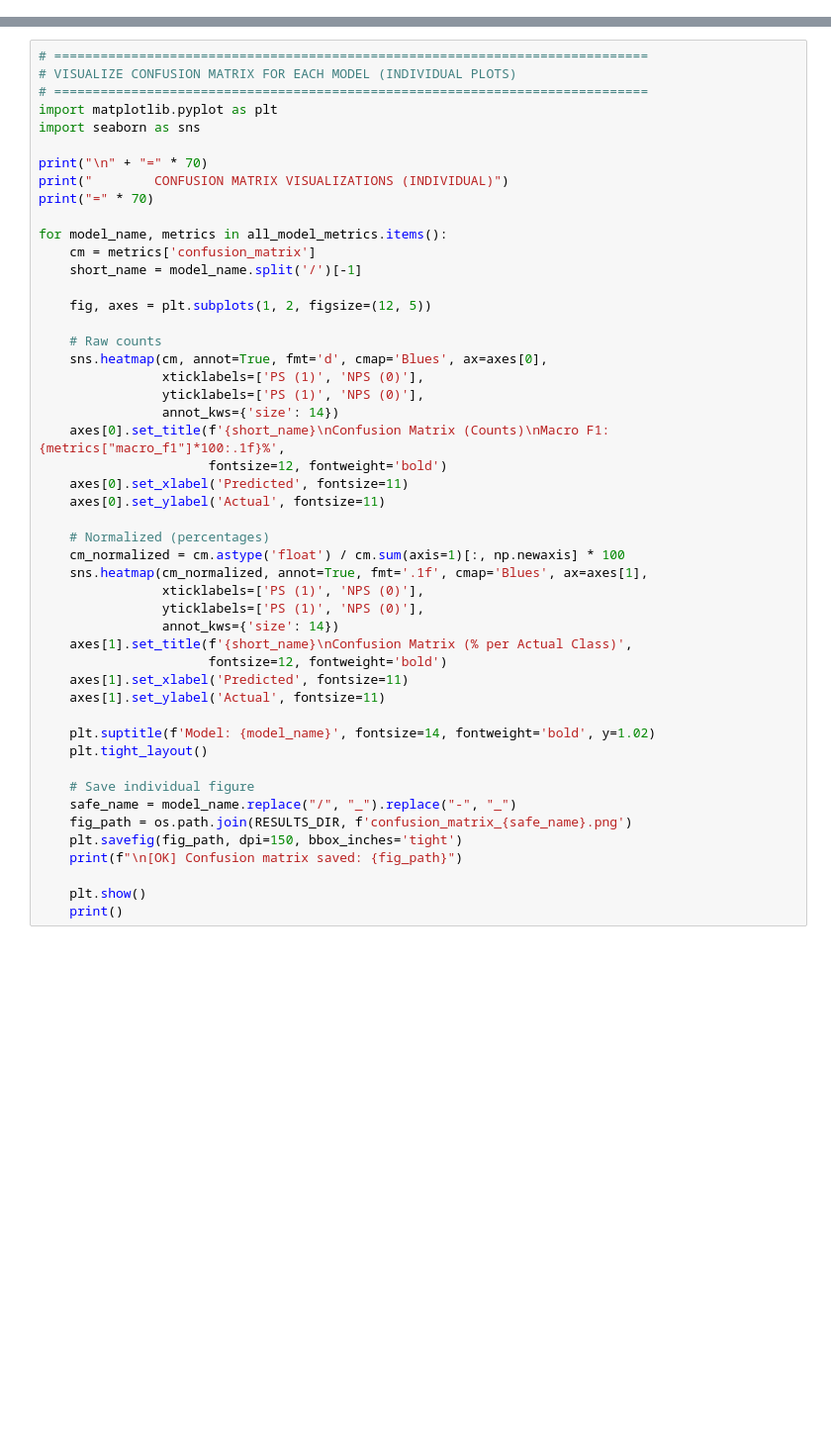
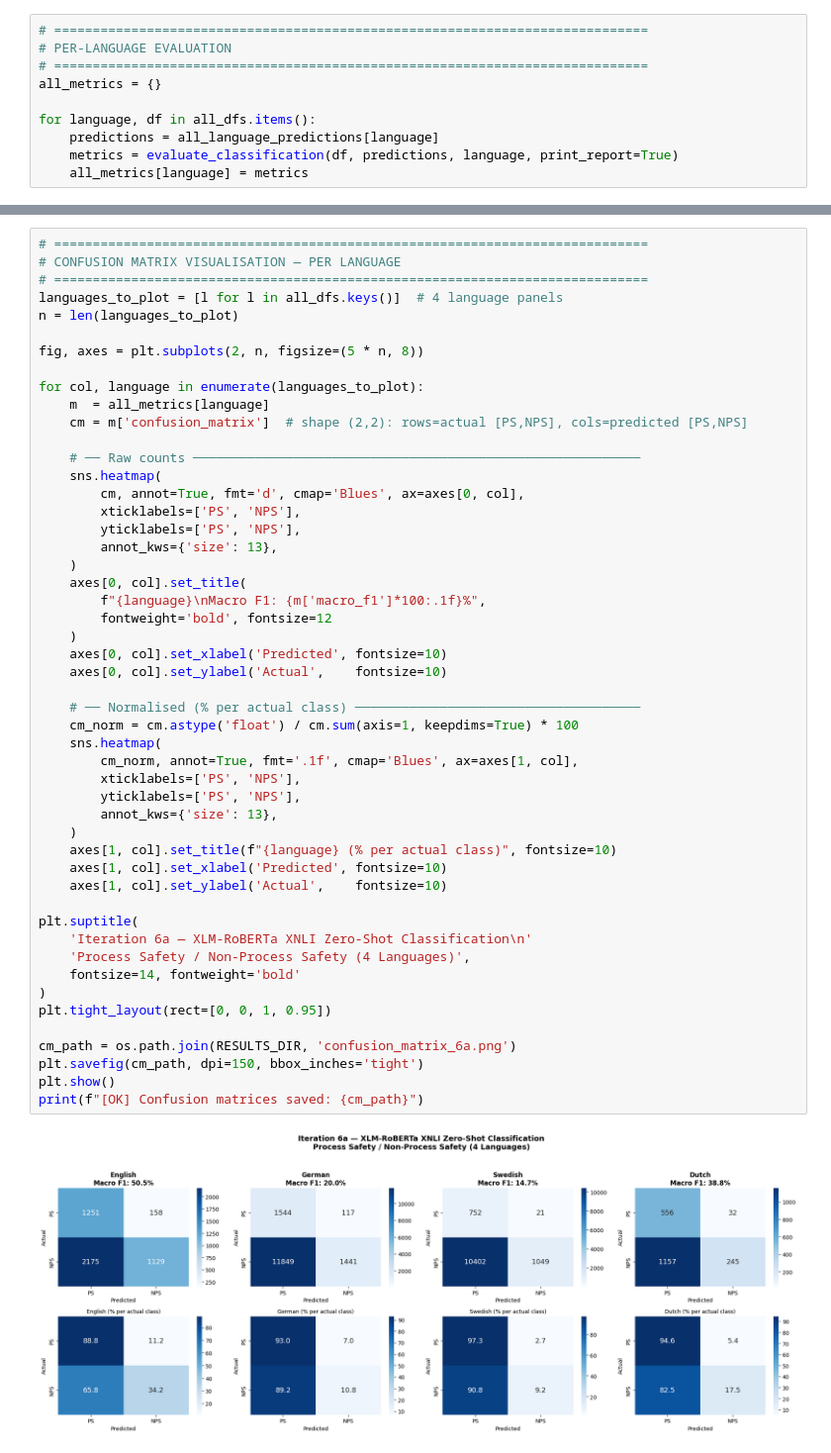
Before and after one commit to ShariarImroze/masterThesis2026, a Jupyter notebook: _Iterations/_iteration_7.ipynb, the cells around one changed output, grey strips where cells are left out. Shown at 99% size. Saved outputs shown, nothing was run; the diff lists cells and outputs as text; blank space fills up the shorter version.

```diff
--- a/_Iterations/_iteration_7.ipynb
+++ b/_Iterations/_iteration_7.ipynb
@@ -1195,0 +465,10 @@ for model_name, classifications in all_model_results.items():
+# %%
+# =============================================================================
+# PER-LANGUAGE EVALUATION
+# =============================================================================
+all_metrics = {}
+
+for language, df in all_dfs.items():
+    predictions = all_language_predictions[language]
+    metrics = evaluate_classification(df, predictions, language, print_report=True)
+    all_metrics[language] = metrics
@@ -1196,49 +564,52 @@ for model_name, classifications in all_model_results.items():
 # %%
 # =============================================================================
-# VISUALIZE CONFUSION MATRIX FOR EACH MODEL (INDIVIDUAL PLOTS)
+# CONFUSION MATRIX VISUALISATION — PER LANGUAGE
 # =============================================================================
-import matplotlib.pyplot as plt
-import seaborn as sns
+languages_to_plot = [l for l in all_dfs.keys()]  # 4 language panels
+n = len(languages_to_plot)
 
-print("\n" + "=" * 70)
-print("        CONFUSION MATRIX VISUALIZATIONS (INDIVIDUAL)")
-print("=" * 70)
+fig, axes = plt.subplots(2, n, figsize=(5 * n, 8))
 
-for model_name, metrics in all_model_metrics.items():
-    cm = metrics['confusion_matrix']
-    short_name = model_name.split('/')[-1]
+for col, language in enumerate(languages_to_plot):
+    m  = all_metrics[language]
+    cm = m['confusion_matrix']  # shape (2,2): rows=actual [PS,NPS], cols=predicted [PS,NPS]
 
-    fig, axes = plt.subplots(1, 2, figsize=(12, 5))
+    # ── Raw counts ──────────────────────────────────────────────────────────
+    sns.heatmap(
+        cm, annot=True, fmt='d', cmap='Blues', ax=axes[0, col],
+        xticklabels=['PS', 'NPS'],
+        yticklabels=['PS', 'NPS'],
+        annot_kws={'size': 13},
+    )
+    axes[0, col].set_title(
+        f"{language}\nMacro F1: {m['macro_f1']*100:.1f}%",
+        fontweight='bold', fontsize=12
+    )
+    axes[0, col].set_xlabel('Predicted', fontsize=10)
+    axes[0, col].set_ylabel('Actual',    fontsize=10)
 
-    # Raw counts
-    sns.heatmap(cm, annot=True, fmt='d', cmap='Blues', ax=axes[0],
-                xticklabels=['PS (1)', 'NPS (0)'],
-                yticklabels=['PS (1)', 'NPS (0)'],
-                annot_kws={'size': 14})
-    axes[0].set_title(f'{short_name}\nConfusion Matrix (Counts)\nMacro F1: {metrics["macro_f1"]*100:.1f}%',
-                      fontsize=12, fontweight='bold')
-    axes[0].set_xlabel('Predicted', fontsize=11)
-    axes[0].set_ylabel('Actual', fontsize=11)
+    # ── Normalised (% per actual class) ─────────────────────────────────────
+    cm_norm = cm.astype('float') / cm.sum(axis=1, keepdims=True) * 100
+    sns.heatmap(
+        cm_norm, annot=True, fmt='.1f', cmap='Blues', ax=axes[1, col],
+        xticklabels=['PS', 'NPS'],
+        yticklabels=['PS', 'NPS'],
+        annot_kws={'size': 13},
+    )
+    axes[1, col].set_title(f"{language} (% per actual class)", fontsize=10)
+    axes[1, col].set_xlabel('Predicted', fontsize=10)
+    axes[1, col].set_ylabel('Actual',    fontsize=10)
 
-    # Normalized (percentages)
-    cm_normalized = cm.astype('float') / cm.sum(axis=1)[:, np.newaxis] * 100
-    sns.heatmap(cm_normalized, annot=True, fmt='.1f', cmap='Blues', ax=axes[1],
-                xticklabels=['PS (1)', 'NPS (0)'],
-                yticklabels=['PS (1)', 'NPS (0)'],
-                annot_kws={'size': 14})
-    axes[1].set_title(f'{short_name}\nConfusion Matrix (% per Actual Class)',
-                      fontsize=12, fontweight='bold')
-    axes[1].set_xlabel('Predicted', fontsize=11)
-    axes[1].set_ylabel('Actual', fontsize=11)
+plt.suptitle(
+    'Iteration 6a — XLM-RoBERTa XNLI Zero-Shot Classification\n'
+    'Process Safety / Non-Process Safety (4 Languages)',
+    fontsize=14, fontweight='bold'
+)
+plt.tight_layout(rect=[0, 0, 1, 0.95])
 
-    plt.suptitle(f'Model: {model_name}', fontsize=14, fontweight='bold', y=1.02)
-    plt.tight_layout()
-
-    # Save individual figure
-    safe_name = model_name.replace("/", "_").replace("-", "_")
-    fig_path = os.path.join(RESULTS_DIR, f'confusion_matrix_{safe_name}.png')
-    plt.savefig(fig_path, dpi=150, bbox_inches='tight')
-    print(f"\n[OK] Confusion matrix saved: {fig_path}")
-
-    plt.show()
-    print()
+cm_path = os.path.join(RESULTS_DIR, 'confusion_matrix_6a.png')
+plt.savefig(cm_path, dpi=150, bbox_inches='tight')
+plt.show()
+print(f"[OK] Confusion matrices saved: {cm_path}")
+# %% [output]
+[figure, added]
```
Also changed, not shown: parts of 26 cells of this notebook, 29 other files.
